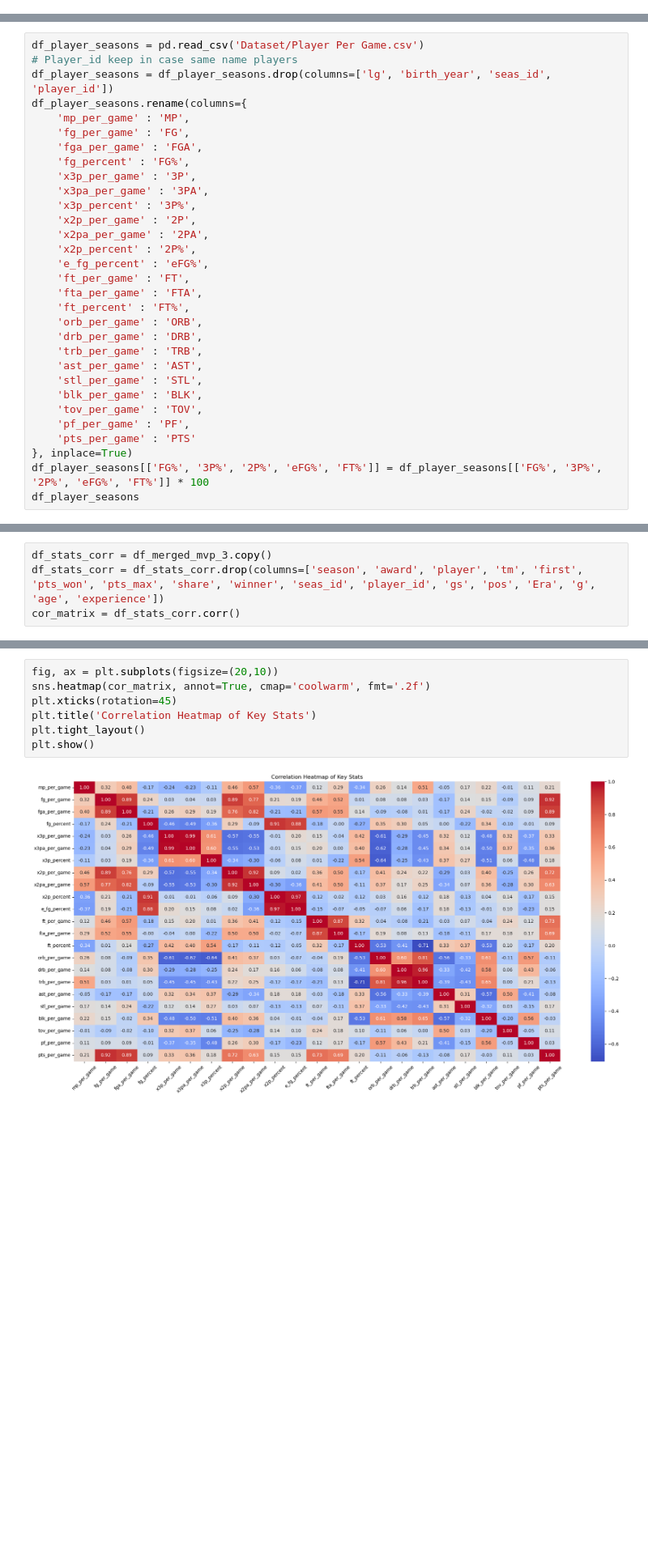
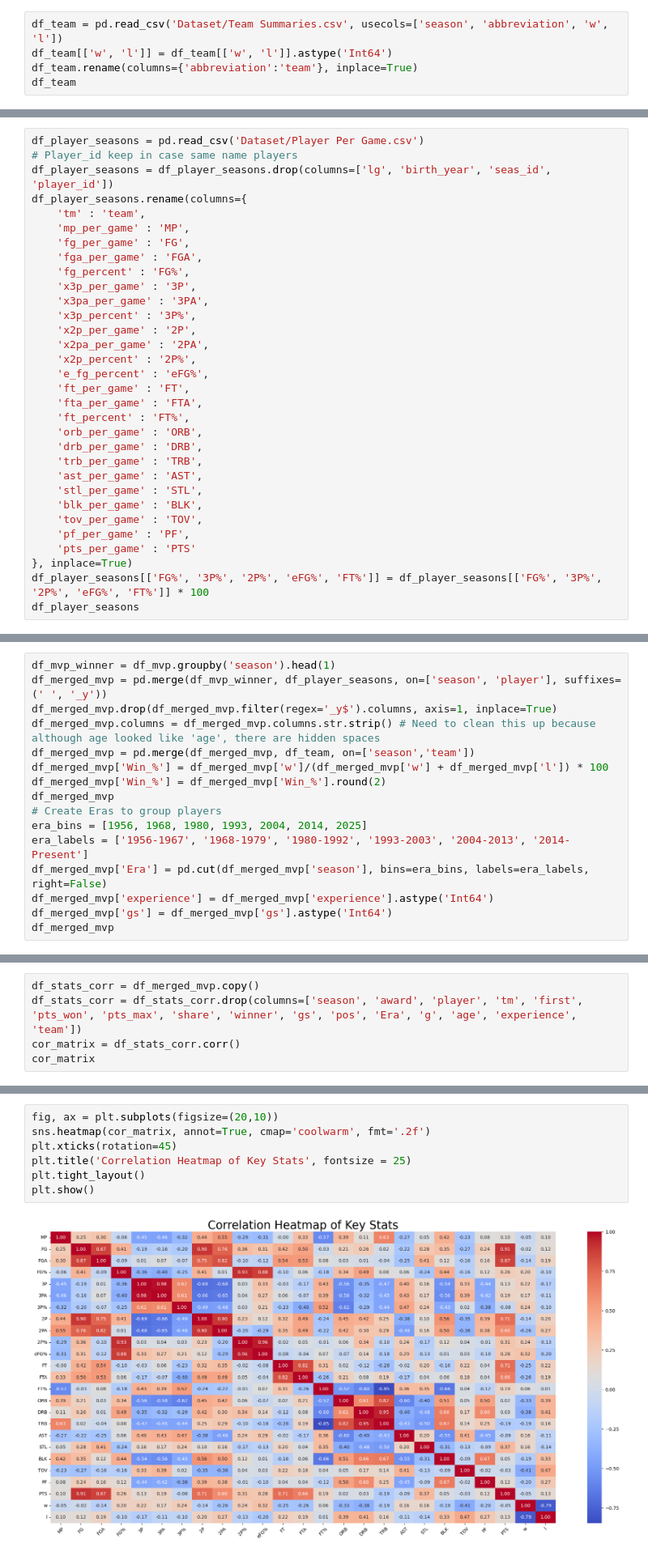
Before and after one commit to schao021/NBA_Award_Trends_and_Predictor, a Jupyter notebook: Award_Analysis.ipynb, the cells around one changed output, grey strips where cells are left out. Shown: that part at 81% size. Cells and saved outputs as stored; diff of their text form; blank space fills up the shorter version.

Commit message:
Fixed the MVP winners by experience chart and added win% for plotting

```diff
--- a/Award_Analysis.ipynb
+++ b/Award_Analysis.ipynb
@@ -52,3 +52,8 @@ Data columns (total 10 columns):
  9   winner   3375 non-null   object
 dtypes: float64(4), int64(2), object(4)
 memory usage: 263.9+ KB
+# %%
+df_team = pd.read_csv('Dataset/Team Summaries.csv', usecols=['season', 'abbreviation', 'w', 'l'])
+df_team[['w', 'l']] = df_team[['w', 'l']].astype('Int64')
+df_team.rename(columns={'abbreviation':'team'}, inplace=True)
+df_team
@@ -57,6 +76,7 @@ df_player_seasons = pd.read_csv('Dataset/Player Per Game.csv')
 # Player_id keep in case same name players
 df_player_seasons = df_player_seasons.drop(columns=['lg', 'birth_year', 'seas_id', 'player_id'])
 df_player_seasons.rename(columns={
+    'tm' : 'team',
     'mp_per_game' : 'MP',
     'fg_per_game' : 'FG',
     'fga_per_game' : 'FGA',
@@ -205,0 +151,16 @@ df_merged_mvp_3
+# %%
+df_mvp_winner = df_mvp.groupby('season').head(1)
+df_merged_mvp = pd.merge(df_mvp_winner, df_player_seasons, on=['season', 'player'], suffixes=(' ', '_y'))
+df_merged_mvp.drop(df_merged_mvp.filter(regex='_y$').columns, axis=1, inplace=True)
+df_merged_mvp.columns = df_merged_mvp.columns.str.strip() # Need to clean this up because although age looked like 'age', there are hidden spaces
+df_merged_mvp = pd.merge(df_merged_mvp, df_team, on=['season','team'])
+df_merged_mvp['Win_%'] = df_merged_mvp['w']/(df_merged_mvp['w'] + df_merged_mvp['l']) * 100
+df_merged_mvp['Win_%'] = df_merged_mvp['Win_%'].round(2)
+df_merged_mvp
+# Create Eras to group players
+era_bins = [1956, 1968, 1980, 1993, 2004, 2014, 2025]
+era_labels = ['1956-1967', '1968-1979', '1980-1992', '1993-2003', '2004-2013', '2014-Present']
+df_merged_mvp['Era'] = pd.cut(df_merged_mvp['season'], bins=era_bins, labels=era_labels, right=False)
+df_merged_mvp['experience'] = df_merged_mvp['experience'].astype('Int64')
+df_merged_mvp['gs'] = df_merged_mvp['gs'].astype('Int64')
+df_merged_mvp
@@ -233,4 +263,5 @@ plt.show()
 # %%
-df_stats_corr = df_merged_mvp_3.copy()
-df_stats_corr = df_stats_corr.drop(columns=['season', 'award', 'player', 'tm', 'first', 'pts_won', 'pts_max', 'share', 'winner', 'seas_id', 'player_id', 'gs', 'pos', 'Era', 'g', 'age', 'experience'])
+df_stats_corr = df_merged_mvp.copy()
+df_stats_corr = df_stats_corr.drop(columns=['season', 'award', 'player', 'tm', 'first', 'pts_won', 'pts_max', 'share', 'winner', 'gs', 'pos', 'Era', 'g', 'age', 'experience', 'team'])
 cor_matrix = df_stats_corr.corr()
+cor_matrix
@@ -237,9 +286,9 @@ cor_matrix = df_stats_corr.corr()
 # %%
 fig, ax = plt.subplots(figsize=(20,10))
 sns.heatmap(cor_matrix, annot=True, cmap='coolwarm', fmt='.2f')
 plt.xticks(rotation=45)
-plt.title('Correlation Heatmap of Key Stats')
+plt.title('Correlation Heatmap of Key Stats', fontsize = 25)
 plt.tight_layout()
 plt.show()
 # %% [output]
-[figure, old version]
+[figure, new version]
```
Also changed, not shown: parts of 22 cells of this notebook.
